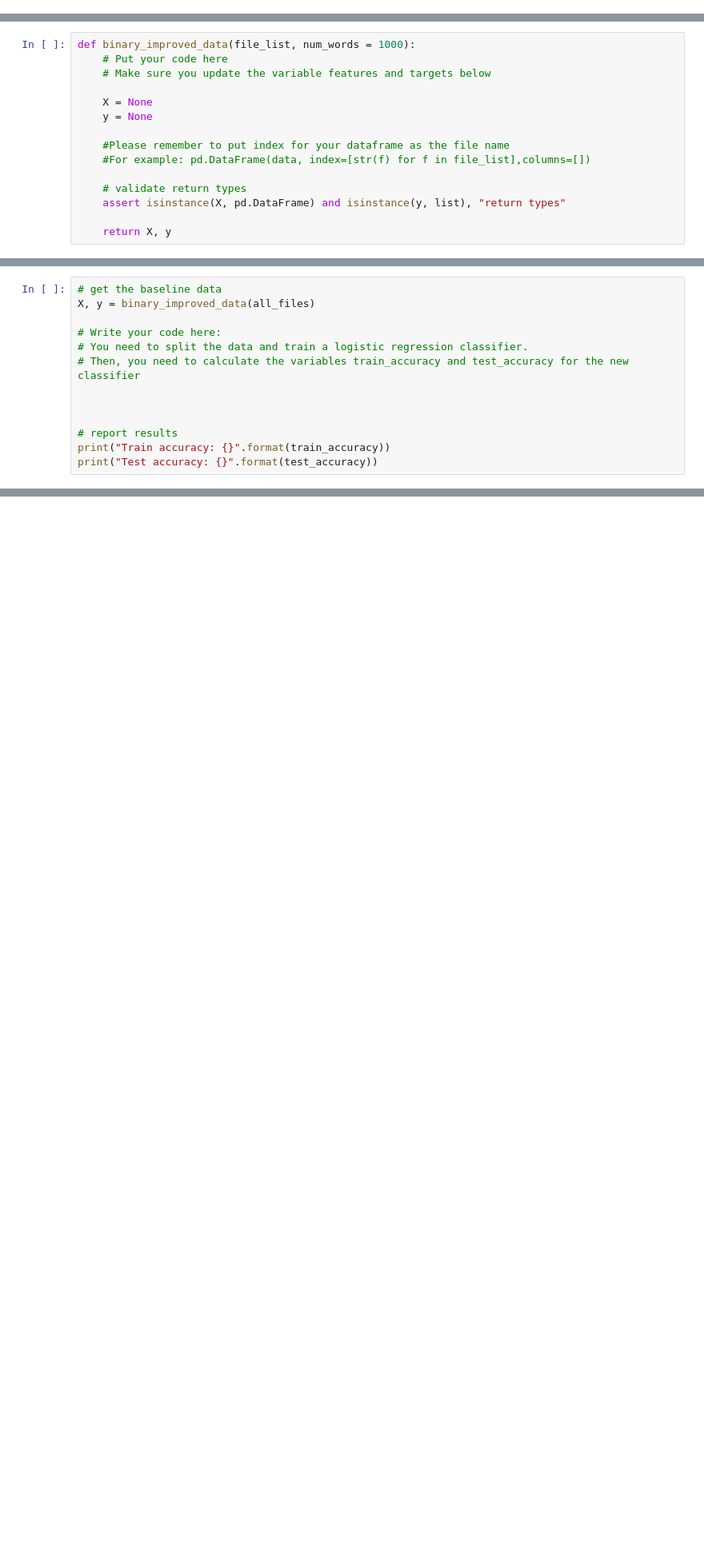
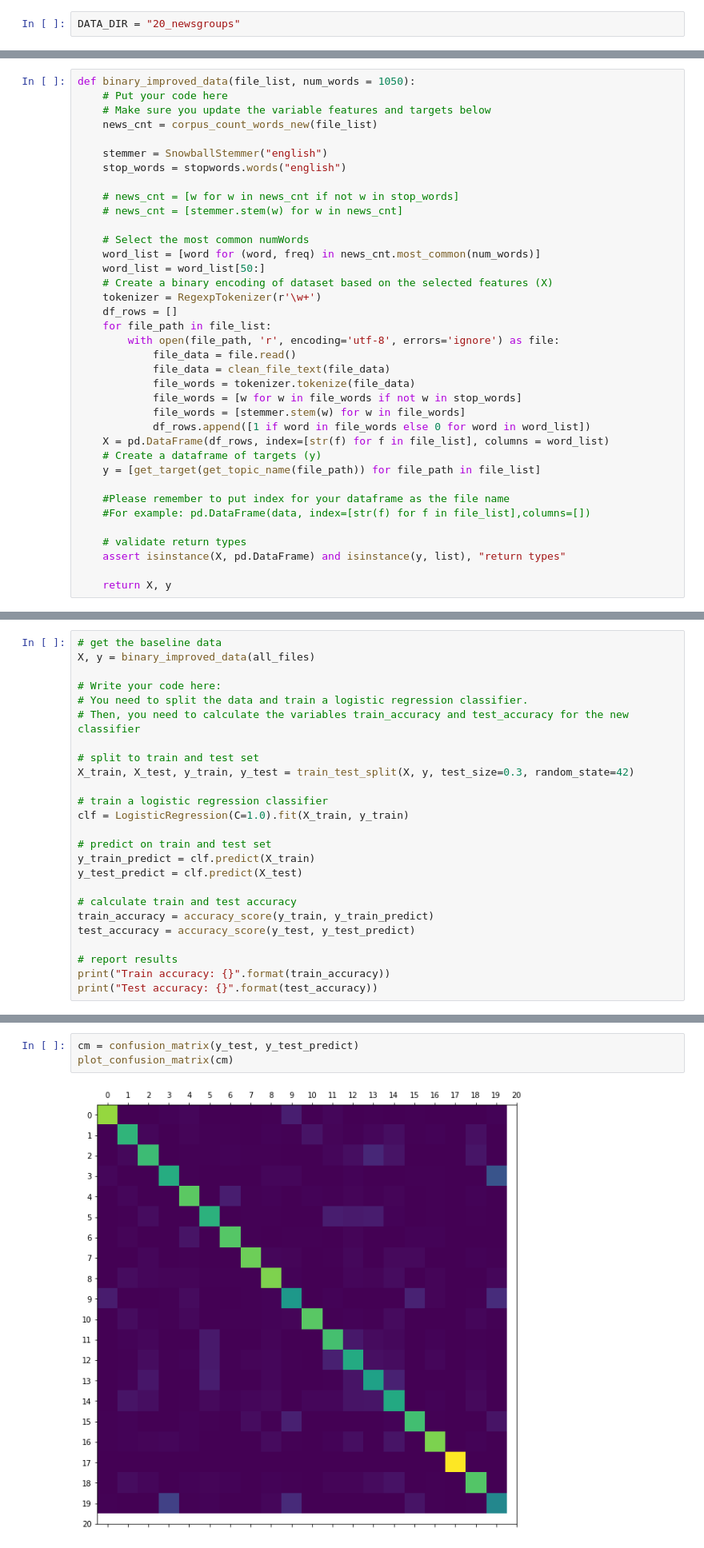
Before and after one commit to EthanW0117/Machine-Learning, a Jupyter notebook: ml_assignment.ipynb, the cells around one changed output, grey strips where cells are left out. Shown at 80% size. Drawn from its saved outputs; the diff is of its cells as text; blank space fills up the shorter version.

```diff
--- a/ml_assignment.ipynb
+++ b/ml_assignment.ipynb
@@ -27,6 +39,8 @@ warnings.filterwarnings("ignore", category=ConvergenceWarning)
 filename = wget.download("https://github.com/MIE451-1513-2019/course-datasets/raw/master/20_newsgroups.zip", "20_newsgroups.zip")
 !unzip 20_newsgroups.zip
 DATA_DIR = "20_newsgroups"
+# %%
+DATA_DIR = "20_newsgroups"
 # %% [markdown]
 ## Functions from lab
 # %%
@@ -127,10 +175,32 @@ Modify the following function:
 # %%
-def binary_improved_data(file_list, num_words = 1000):
+def binary_improved_data(file_list, num_words = 1050):
     # Put your code here
     # Make sure you update the variable features and targets below
+    news_cnt = corpus_count_words_new(file_list)
 
-    X = None
-    y = None
+    stemmer = SnowballStemmer("english")
+    stop_words = stopwords.words("english")
+
+    # news_cnt = [w for w in news_cnt if not w in stop_words]
+    # news_cnt = [stemmer.stem(w) for w in news_cnt]
+
+    # Select the most common numWords
+    word_list = [word for (word, freq) in news_cnt.most_common(num_words)]
+    word_list = word_list[50:]
+    # Create a binary encoding of dataset based on the selected features (X)
+    tokenizer = RegexpTokenizer(r'\w+')
+    df_rows = []
+    for file_path in file_list:
+        with open(file_path, 'r', encoding='utf-8', errors='ignore') as file:
+            file_data = file.read()
+            file_data = clean_file_text(file_data)
+            file_words = tokenizer.tokenize(file_data)
+            file_words = [w for w in file_words if not w in stop_words]
+            file_words = [stemmer.stem(w) for w in file_words]
+            df_rows.append([1 if word in file_words else 0 for word in word_list])
+    X = pd.DataFrame(df_rows, index=[str(f) for f in file_list], columns = word_list)
+    # Create a dataframe of targets (y)
+    y = [get_target(get_topic_name(file_path)) for file_path in file_list]
 
     #Please remember to put index for your dataframe as the file name
     #For example: pd.DataFrame(data, index=[str(f) for f in file_list],columns=[])
@@ -151,7 +221,19 @@ X, y = binary_improved_data(all_files)
 # You need to split the data and train a logistic regression classifier.
 # Then, you need to calculate the variables train_accuracy and test_accuracy for the new classifier
 
+# split to train and test set
+X_train, X_test, y_train, y_test = train_test_split(X, y, test_size=0.3, random_state=42)
 
+# train a logistic regression classifier
+clf = LogisticRegression(C=1.0).fit(X_train, y_train)
+
+# predict on train and test set
+y_train_predict = clf.predict(X_train)
+y_test_predict = clf.predict(X_test)
+
+# calculate train and test accuracy
+train_accuracy = accuracy_score(y_train, y_train_predict)
+test_accuracy = accuracy_score(y_test, y_test_predict)
 
 # report results
 print("Train accuracy: {}".format(train_accuracy))
@@ -215,6 +379,11 @@ def random_cm(X, y, num_tests):
     assert isinstance(combined_cm, np.ndarray), "return type"
 
     return combined_cm
+# %%
+cm = confusion_matrix(y_test, y_test_predict)
+plot_confusion_matrix(cm)
+# %% [output]
+[figure, added]
 # %% [markdown]
 ### Q1 (g)
 
```
Also changed, not shown: parts of 58 cells of this notebook.
